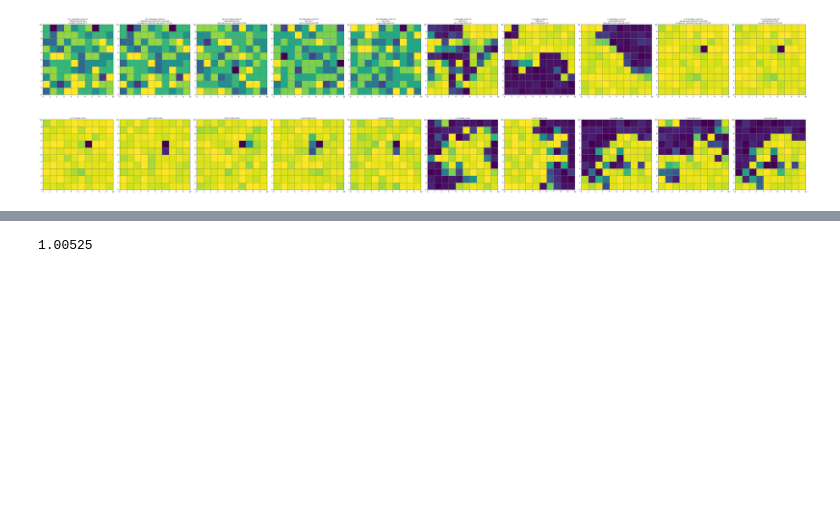
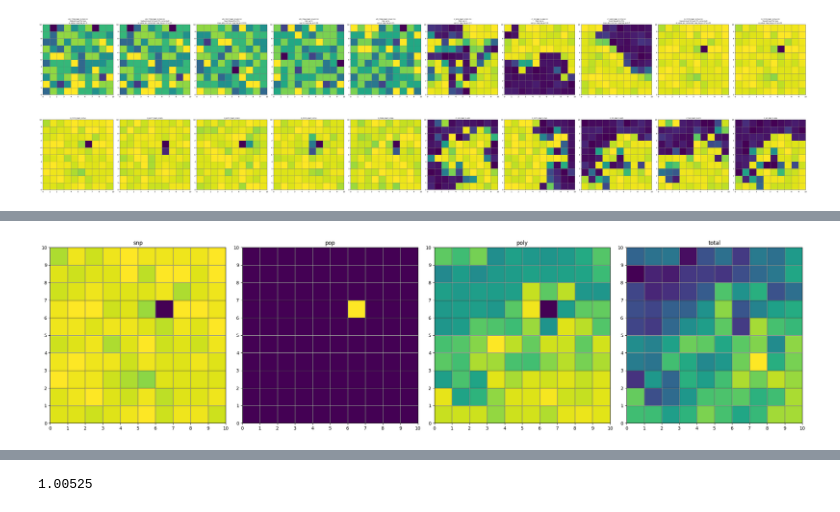
Before and after one commit to mat2m10/chasm, a Jupyter notebook: notebooks/coalescence_simulation_notebooks/proof_of_concept.ipynb, the cells around one changed output, grey strips where cells are left out. Cells and saved outputs as stored; diff of their text form; code cells hidden in the pictures; blank space fills up the shorter version.

```diff
--- a/notebooks/coalescence_simulation_notebooks/proof_of_concept.ipynb
+++ b/notebooks/coalescence_simulation_notebooks/proof_of_concept.ipynb
@@ -97,0 +173,4 @@ gwas = gwas_linregress(geno, effects["pheno"])
+# %%
+plot_effects(pheno, effects)
+# %% [output]
+[figure, added]
```
Also changed, not shown: parts of 18 cells of this notebook, 4 other files.
